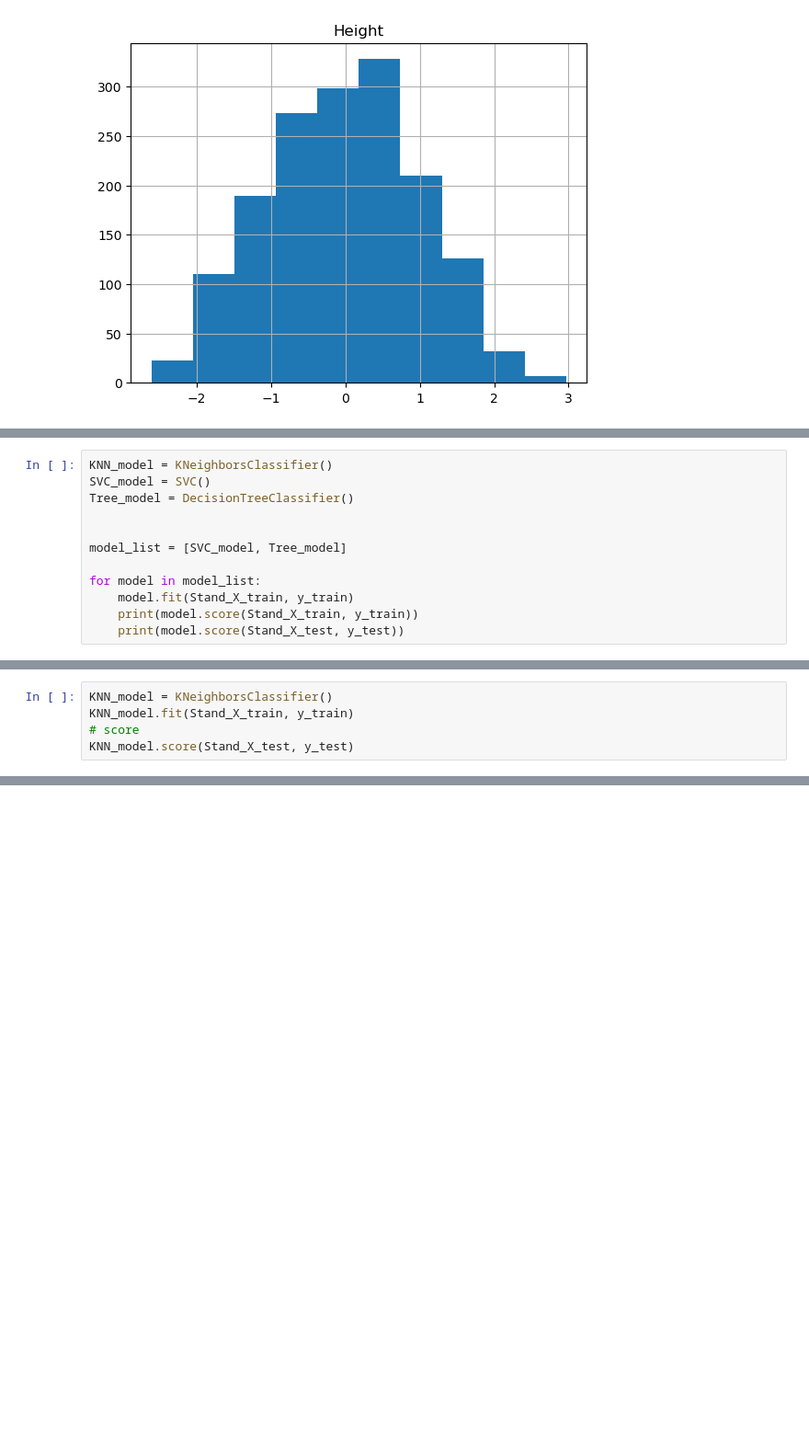
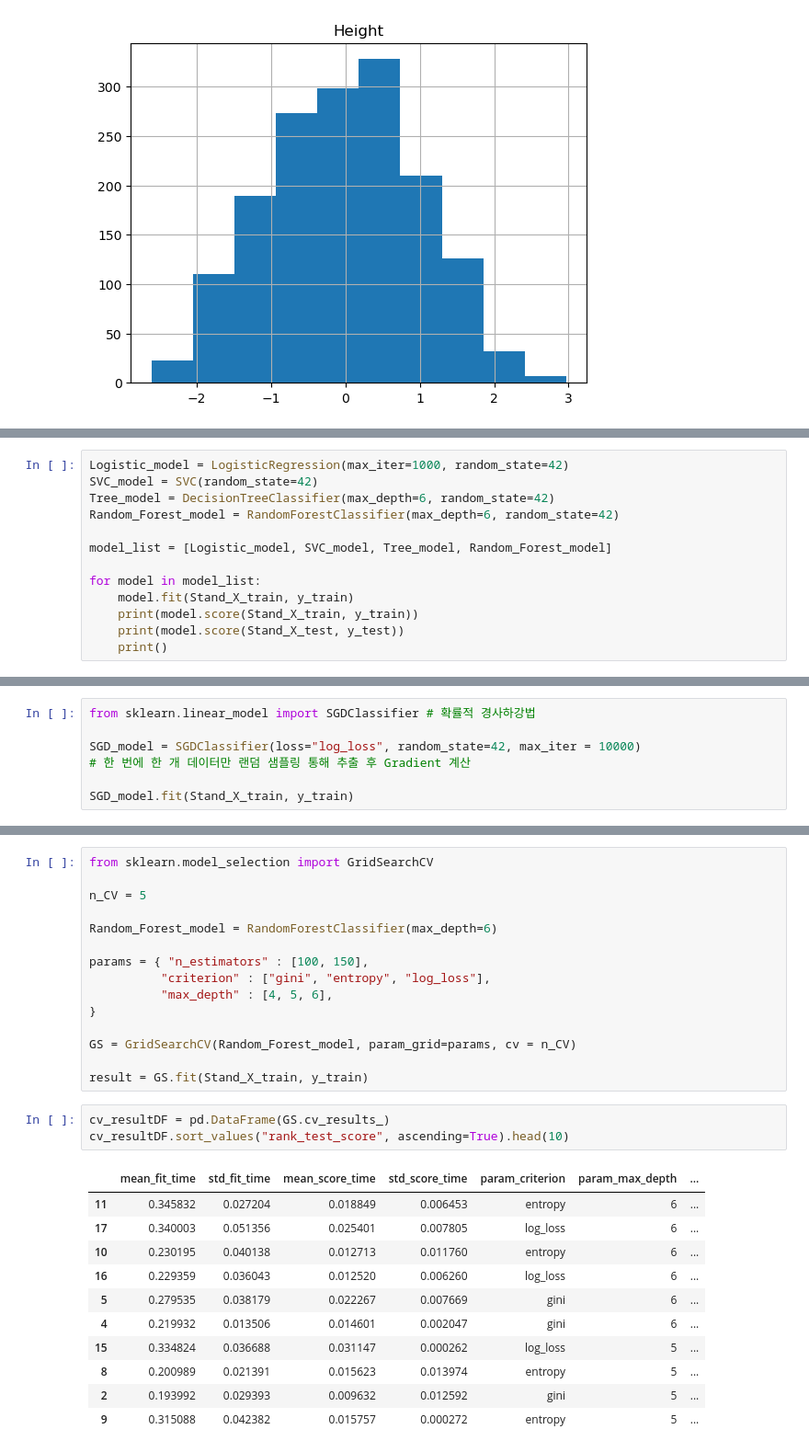
Before and after one commit to voo0o08/MachineLearning_Project, a Jupyter notebook: YoonSeo/obesity_classification1.ipynb, the cells around one changed output, grey strips where cells are left out. Shown at 92% size. Drawn from its saved outputs; the diff is of its cells as text; blank space fills up the shorter version.

```diff
--- a/YoonSeo/obesity_classification1.ipynb
+++ b/YoonSeo/obesity_classification1.ipynb
@@ -232,13 +219,14 @@ SVC_model.score(Stand_X_train, y_train)
 # %%
-KNN_model = KNeighborsClassifier()
-SVC_model = SVC()
-Tree_model = DecisionTreeClassifier()
+Logistic_model = LogisticRegression(max_iter=1000, random_state=42)
+SVC_model = SVC(random_state=42)
+Tree_model = DecisionTreeClassifier(max_depth=6, random_state=42)
+Random_Forest_model = RandomForestClassifier(max_depth=6, random_state=42)
 
-
-model_list = [SVC_model, Tree_model]
+model_list = [Logistic_model, SVC_model, Tree_model, Random_Forest_model]
 
 for model in model_list:
     model.fit(Stand_X_train, y_train)
     print(model.score(Stand_X_train, y_train))
     print(model.score(Stand_X_test, y_test))
+    print()
 # %% [output]
@@ -270,5 +243,0 @@ memory usage: 62.3 KB
-# %%
-KNN_model = KNeighborsClassifier()
-KNN_model.fit(Stand_X_train, y_train)
-# score
-KNN_model.score(Stand_X_test, y_test)
@@ -276,0 +248,7 @@ AttributeError: 'Flags' object has no attribute 'c_contiguous'
+# %%
+from sklearn.linear_model import SGDClassifier # 확률적 경사하강법
+
+SGD_model = SGDClassifier(loss="log_loss", random_state=42, max_iter = 10000)
+# 한 번에 한 개 데이터만 랜덤 샘플링 통해 추출 후 Gradient 계산
+
+SGD_model.fit(Stand_X_train, y_train)
@@ -276,0 +296,30 @@ AttributeError: 'Flags' object has no attribute 'c_contiguous'
+# %%
+from sklearn.model_selection import GridSearchCV
+
+n_CV = 5
+
+Random_Forest_model = RandomForestClassifier(max_depth=6)
+
+params = { "n_estimators" : [100, 150],
+          "criterion" : ["gini", "entropy", "log_loss"],
+          "max_depth" : [4, 5, 6],
+}
+
+GS = GridSearchCV(Random_Forest_model, param_grid=params, cv = n_CV)
+
+result = GS.fit(Stand_X_train, y_train)
+# %%
+cv_resultDF = pd.DataFrame(GS.cv_results_)
+cv_resultDF.sort_values("rank_test_score", ascending=True).head(10)
+# %% [output]
+|  | mean_fit_time | std_fit_time | mean_score_time | std_score_time | param_criterion | param_max_depth | ... |
+| 11 | 0.345832 | 0.027204 | 0.018849 | 0.006453 | entropy | 6 | ... |
+| 17 | 0.340003 | 0.051356 | 0.025401 | 0.007805 | log_loss | 6 | ... |
+| 10 | 0.230195 | 0.040138 | 0.012713 | 0.011760 | entropy | 6 | ... |
+| 16 | 0.229359 | 0.036043 | 0.012520 | 0.006260 | log_loss | 6 | ... |
+| 5 | 0.279535 | 0.038179 | 0.022267 | 0.007669 | gini | 6 | ... |
+| 4 | 0.219932 | 0.013506 | 0.014601 | 0.002047 | gini | 6 | ... |
+| 15 | 0.334824 | 0.036688 | 0.031147 | 0.000262 | log_loss | 5 | ... |
+| 8 | 0.200989 | 0.021391 | 0.015623 | 0.013974 | entropy | 5 | ... |
+| 2 | 0.193992 | 0.029393 | 0.009632 | 0.012592 | gini | 5 | ... |
+| 9 | 0.315088 | 0.042382 | 0.015757 | 0.000272 | entropy | 5 | ... |
```
Also changed, not shown: parts of 53 cells of this notebook, 4 other files.
